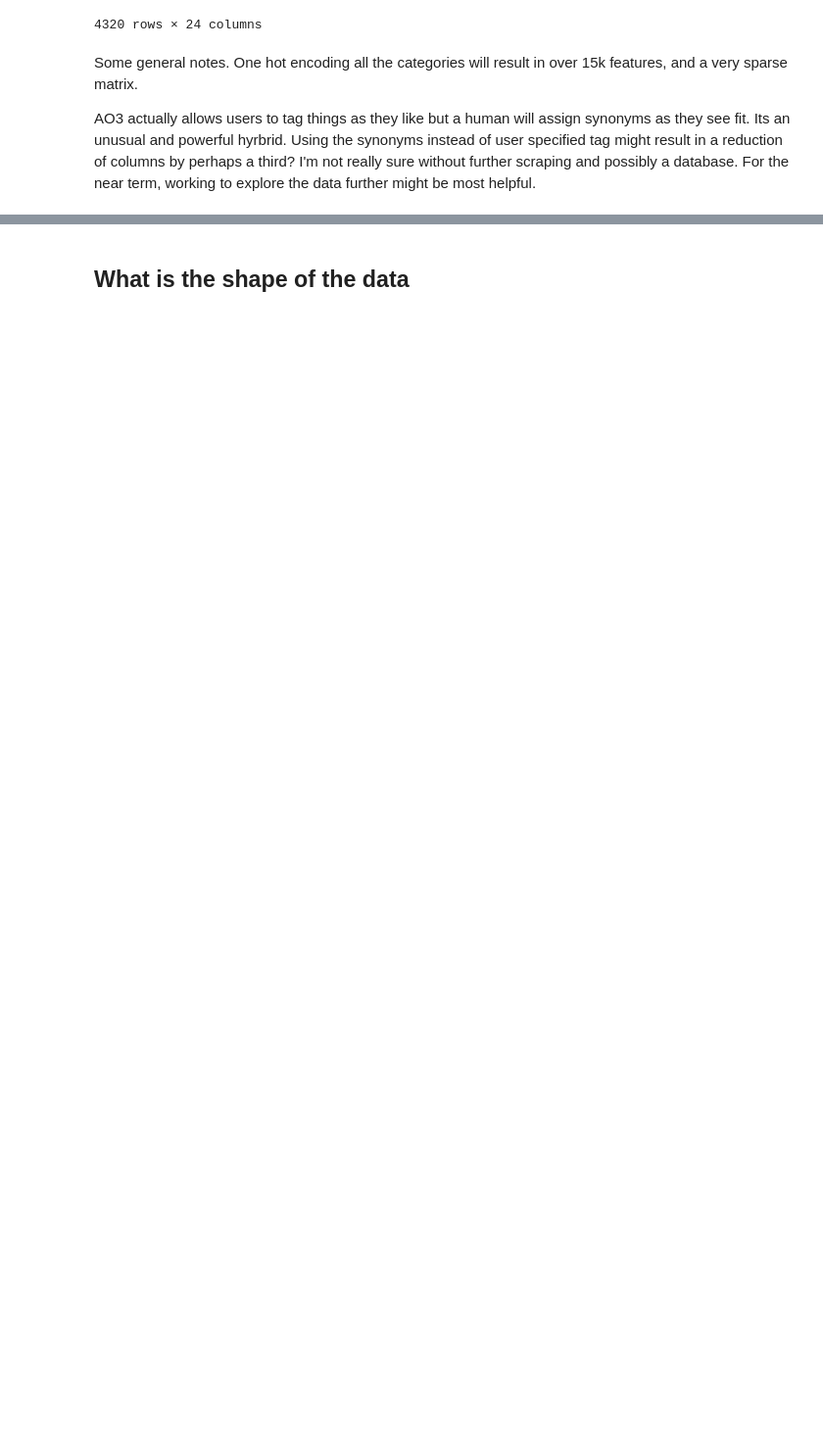
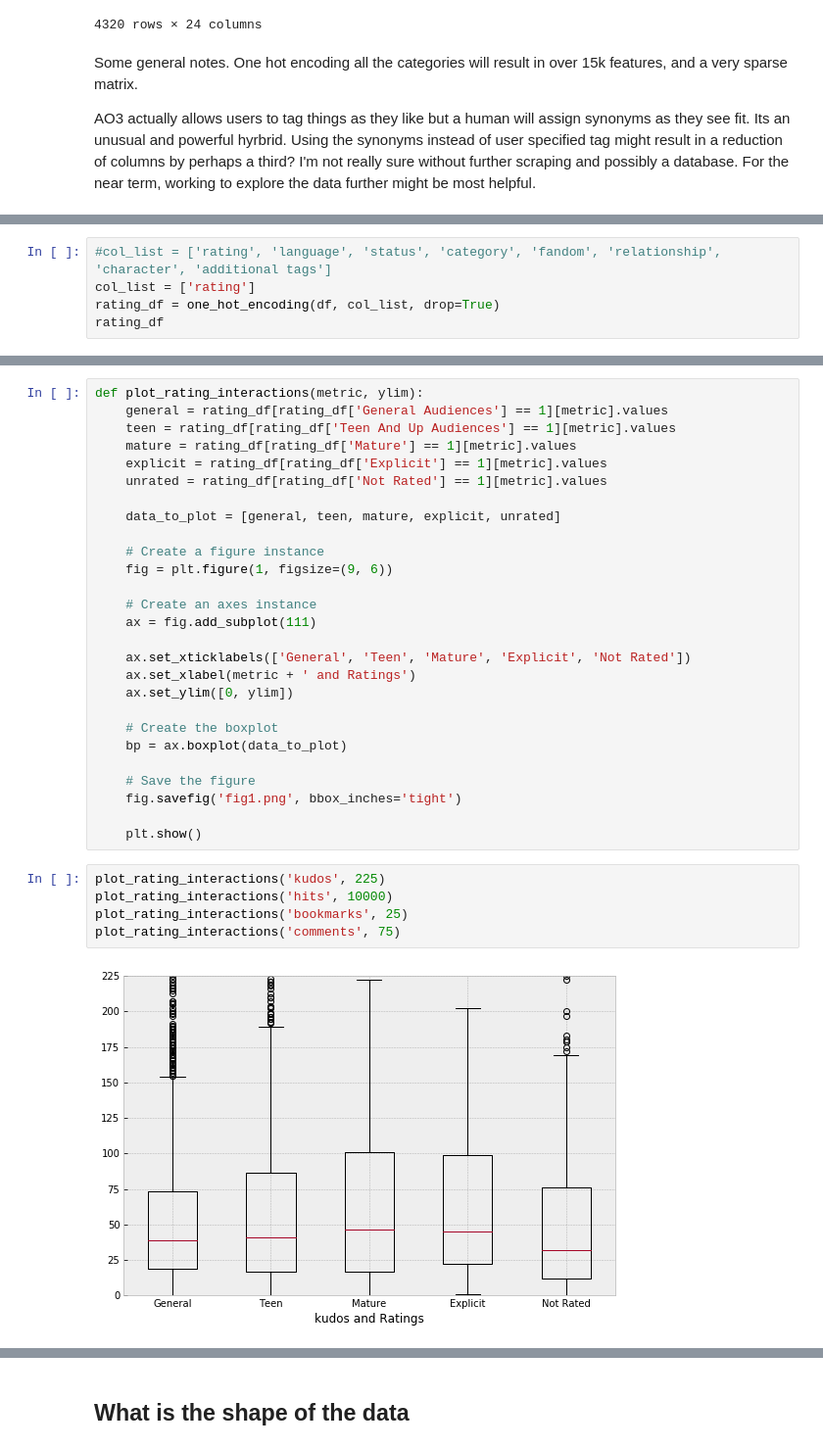
Before and after one commit to rsanjabi/narratives, a Jupyter notebook: notebooks/EDA.ipynb, the cells around one changed output, grey strips where cells are left out. Shown: that part at 98% size. Cells and saved outputs as stored; diff of their text form; blank space fills up the shorter version.

```diff
--- a/notebooks/EDA.ipynb
+++ b/notebooks/EDA.ipynb
@@ -88,0 +112,5 @@ AO3 actually allows users to tag things as they like but a human will assign syn
+# %%
+#col_list = ['rating', 'language', 'status', 'category', 'fandom', 'relationship', 'character', 'additional tags']
+col_list = ['rating']
+rating_df = one_hot_encoding(df, col_list, drop=True)
+rating_df
@@ -88,0 +131,34 @@ AO3 actually allows users to tag things as they like but a human will assign syn
+# %%
+def plot_rating_interactions(metric, ylim):
+    general = rating_df[rating_df['General Audiences'] == 1][metric].values
+    teen = rating_df[rating_df['Teen And Up Audiences'] == 1][metric].values
+    mature = rating_df[rating_df['Mature'] == 1][metric].values
+    explicit = rating_df[rating_df['Explicit'] == 1][metric].values
+    unrated = rating_df[rating_df['Not Rated'] == 1][metric].values
+
+    data_to_plot = [general, teen, mature, explicit, unrated]
+
+    # Create a figure instance
+    fig = plt.figure(1, figsize=(9, 6))
+
+    # Create an axes instance
+    ax = fig.add_subplot(111)
+
+    ax.set_xticklabels(['General', 'Teen', 'Mature', 'Explicit', 'Not Rated'])
+    ax.set_xlabel(metric + ' and Ratings')
+    ax.set_ylim([0, ylim])
+
+    # Create the boxplot
+    bp = ax.boxplot(data_to_plot)
+
+    # Save the figure
+    fig.savefig('fig1.png', bbox_inches='tight')
+
+    plt.show()
+# %%
+plot_rating_interactions('kudos', 225)
+plot_rating_interactions('hits', 10000)
+plot_rating_interactions('bookmarks', 25)
+plot_rating_interactions('comments', 75)
+# %% [output]
+[figure, added]
```
Also changed, not shown: parts of 47 cells of this notebook.
